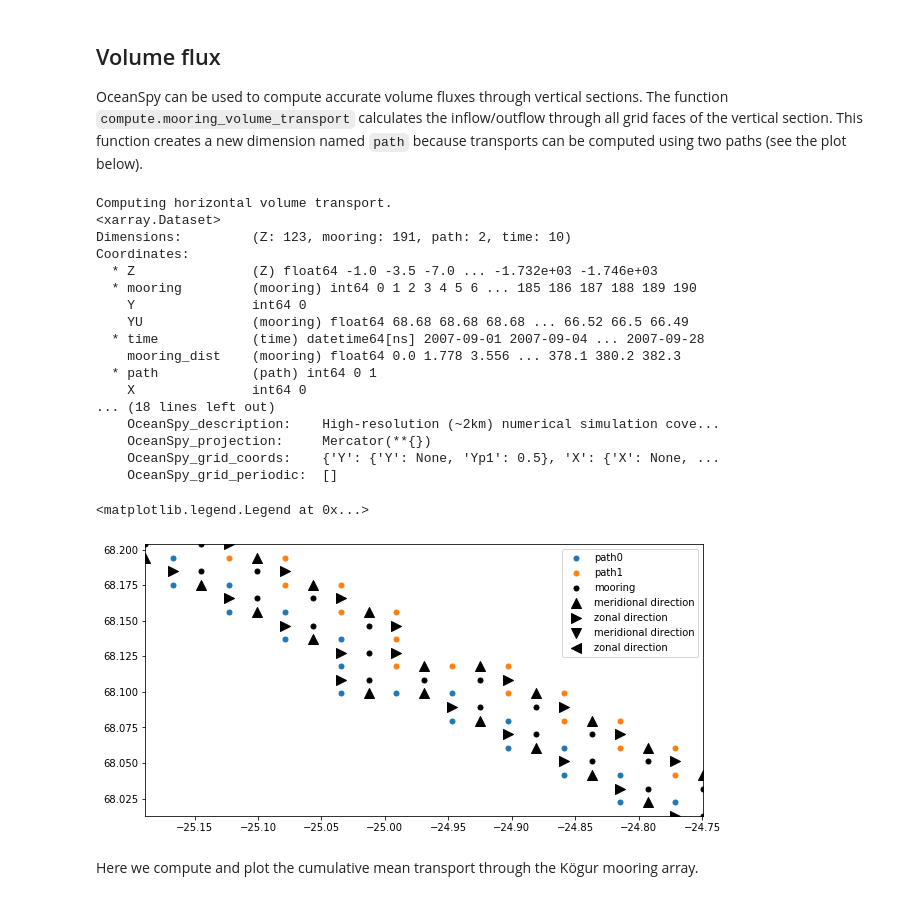
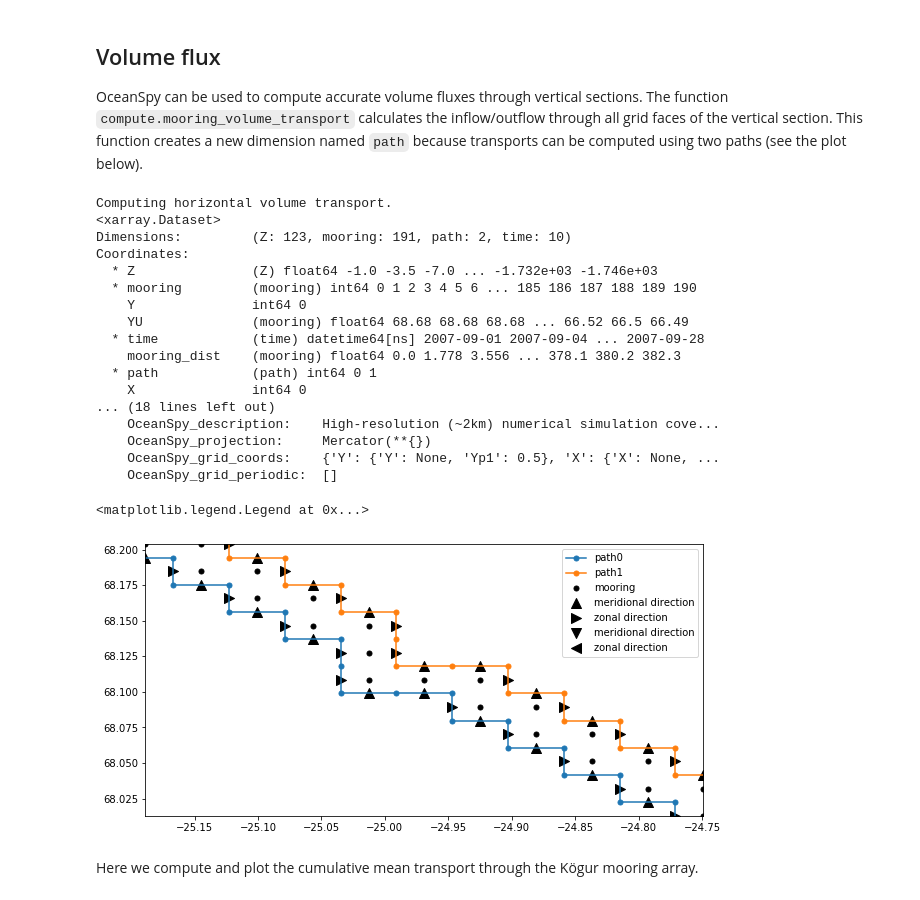
Before and after one commit to hainegroup/oceanspy, a Jupyter notebook: docs/Kogur.ipynb, the cells around one changed output. Saved outputs shown, nothing was run; the diff lists cells and outputs as text; code cells hidden in the pictures.

Commit message:
fix step plot in kogur

```diff
--- a/docs/Kogur.ipynb
+++ b/docs/Kogur.ipynb
@@ -213,10 +213,10 @@ fig, ax = plt.subplots(1, 1)
 ms = 10
 s = 100
 ds = od_moor.dataset
-_ = ax.step(ds['XU'].isel(Xp1=0).squeeze(),
-            ds['YV'].isel(Yp1=0).squeeze(), 'C0.', ms=ms, label='path0')
-_ = ax.step(ds['XU'].isel(Xp1=1).squeeze(),
-            ds['YV'].isel(Yp1=1).squeeze(), 'C1.', ms=ms, label='path1')
+_ = ax.step(ds['XU'].isel(Xp1=0).squeeze().values,
+            ds['YV'].isel(Yp1=0).squeeze().values, 'C0.-', ms=ms, label='path0')
+_ = ax.step(ds['XU'].isel(Xp1=1).squeeze().values,
+            ds['YV'].isel(Yp1=1).squeeze().values, 'C1.-', ms=ms, label='path1')
 _ = ax.plot(ds['XC'].squeeze(),
             ds['YC'].squeeze(), 'k.', ms=ms, label='mooring')
 _ = ax.scatter(ds['X_Vtransport'].where(ds['dir_Vtransport'] == 1),
@@ -231,34 +231,34 @@ _ = ax.scatter(ds['X_Vtransport'].where(ds['dir_Vtransport'] == -1),
 _ = ax.scatter(ds['X_Utransport'].where(ds['dir_Utransport'] == -1),
                ds['Y_Utransport'].where(ds['dir_Utransport'] == -1),
                s=s, c='k', marker='<', label='zonal direction')
 # Only show a few moorings
 m_start = 50
 m_end = 70
 xlim = ax.set_xlim(sorted([ds['XC'].isel(mooring=m_start).values,
                            ds['XC'].isel(mooring=m_end).values]))
 ylim = ax.set_ylim(sorted([ds['YC'].isel(mooring=m_start).values,
                            ds['YC'].isel(mooring=m_end).values]))
 ax.legend()
 # %% [output]
 Computing horizontal volume transport.
 <xarray.Dataset>
 Dimensions:         (Z: 123, mooring: 191, path: 2, time: 10)
 Coordinates:
   * Z               (Z) float64 -1.0 -3.5 -7.0 ... -1.732e+03 -1.746e+03
   * mooring         (mooring) int64 0 1 2 3 4 5 6 ... 185 186 187 188 189 190
     Y               int64 0
     YU              (mooring) float64 68.68 68.68 68.68 ... 66.52 66.5 66.49
   * time            (time) datetime64[ns] 2007-09-01 2007-09-04 ... 2007-09-28
     mooring_dist    (mooring) float64 0.0 1.778 3.556 ... 378.1 380.2 382.3
   * path            (path) int64 0 1
     X               int64 0
 ... (18 lines left out)
     OceanSpy_description:    High-resolution (~2km) numerical simulation cove...
     OceanSpy_projection:     Mercator(**{})
     OceanSpy_grid_coords:    {'Y': {'Y': None, 'Yp1': 0.5}, 'X': {'X': None, ...
     OceanSpy_grid_periodic:  []
 <matplotlib.legend.Legend at 0x...>
-[figure, old version]
+[figure, new version]
 # %% [markdown]
 Here we compute and plot the cumulative mean transport through the Kögur mooring array.
 # %%
```
Also changed, not shown: parts of 1 cell of this notebook.
